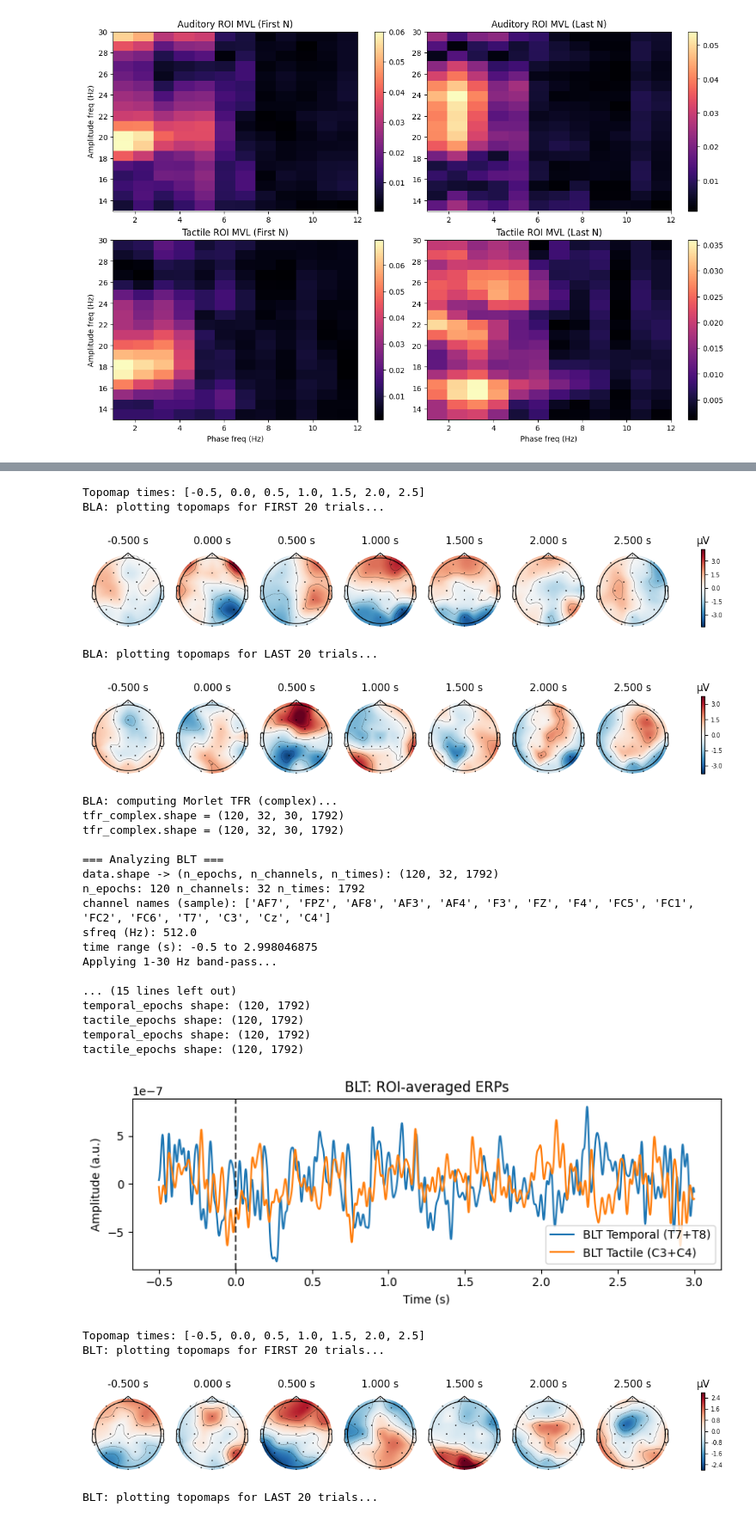
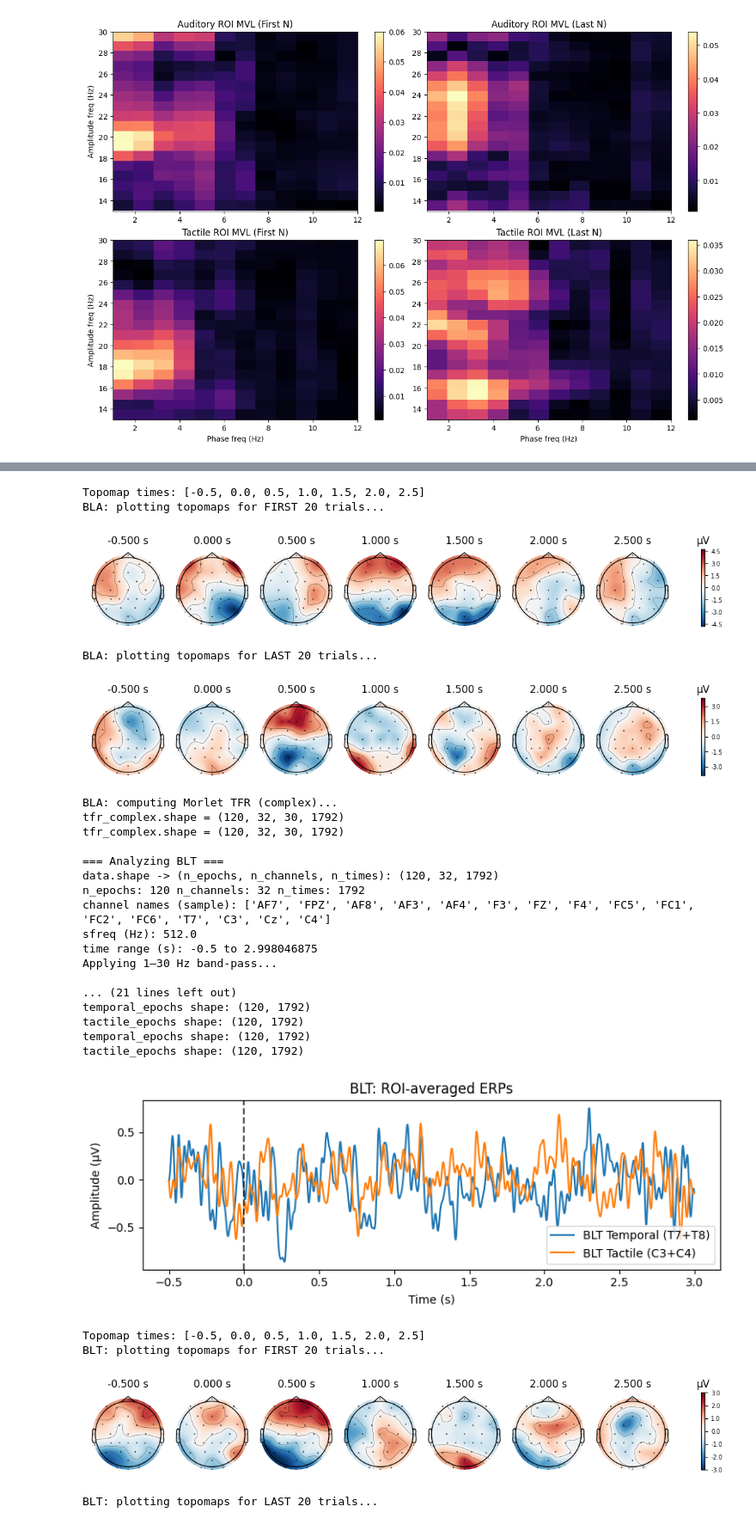
Before and after one commit to CRinHer/Phys-Cog-CISI-Group, a Jupyter notebook: notebooks/H1.ipynb, the cells around one changed output, grey strips where cells are left out. Shown at 86% size. Drawn from its saved outputs; the diff is of its cells as text; code cells hidden in the pictures.

Commit message:
update to use 5 trials average

```diff
--- a/notebooks/H1.ipynb
+++ b/notebooks/H1.ipynb
@@ -497,7 +497,7 @@ import matplotlib.pyplot as plt
 
 def analyze_epochs(epochs, dataset_name="Dataset"):
     """
-    Run the same analysis pipeline (filtering, ROI ERPs, topomaps, TFR)
+    Run the same analysis pipeline (filtering, baseline, ROI ERPs, topomaps, TFR)
     on a given mne.Epochs object.
     """
 
@@ -518,11 +518,17 @@ def analyze_epochs(epochs, dataset_name="Dataset"):
     print('sfreq (Hz):', sfreq)
     print('time range (s):', ep.times[0], 'to', ep.times[-1])
 
-    # Filter 1–30 Hz
-    print('Applying 1-30 Hz band-pass...')
+    # -------- Filter 1–30 Hz --------
+    print('Applying 1–30 Hz band-pass...')
     ep.filter(l_freq=1.0, h_freq=30.0, picks='eeg',
               fir_design='firwin', verbose=False)
     print('Filter done.')
+
+    # -------- Baseline correction --------
+    # baseline interval: -0.5 to 0 s (pre-stimulus)
+    print('Applying baseline correction (-0.5 to 0 s)...')
+    ep.apply_baseline((-0.5, 0.0))
+    print('Baseline done.')
 
     # ROI channels (temporal = T7+T8; tactile = C3+C4)
     temporal_chs = [ch for ch in ('T7', 'T8') if ch in ep.ch_names]
@@ -541,24 +547,27 @@ def analyze_epochs(epochs, dataset_name="Dataset"):
     print('temporal_epochs shape:', None if temporal_epochs is None else temporal_epochs.shape)
     print('tactile_epochs shape:', None if tactile_epochs is None else tactile_epochs.shape)
 
-    # Quick ERP plots (average across epochs)
+    # -------- Quick ERP plots (average across epochs) --------
+    # Data in ep are still in Volts; convert to microvolts for plotting
+    scale_factor = 1e6  # V -> µV
+
     plt.figure(figsize=(8, 3))
     if temporal_epochs is not None:
-        plt.plot(ep.times, temporal_epochs.mean(axis=0),
+        plt.plot(ep.times, temporal_epochs.mean(axis=0) * scale_factor,
                  label=f'{dataset_name} Temporal (T7+T8)')
     if tactile_epochs is not None:
-        plt.plot(ep.times, tactile_epochs.mean(axis=0),
+        plt.plot(ep.times, tactile_epochs.mean(axis=0) * scale_factor,
                  label=f'{dataset_name} Tactile (C3+C4)')
     plt.axvline(0, color='k', linestyle='--', alpha=0.7)
     plt.xlabel('Time (s)')
-    plt.ylabel('Amplitude (a.u.)')
+    plt.ylabel('Amplitude (µV)')   # microvolt unit
     plt.legend()
     plt.title(f'{dataset_name}: ROI-averaged ERPs')
     plt.tight_layout()
     plt.show()
 
-    # Topomaps: first N vs last N trials
-    N = min(20, len(ep))
+    # -------- Topomaps: first N vs last N trials --------
+    N = min(5, len(ep))
     if N >= 1:
         ev_first = ep[:N].average()
         ev_last  = ep[-N:].average()
@@ -577,7 +586,7 @@ def analyze_epochs(epochs, dataset_name="Dataset"):
     else:
         print(f"{dataset_name}: not enough trials for topomap (N={len(ep)}).")
 
-    # TFR (Morlet)
+    # -------- TFR (Morlet) in Volts (no scaling) --------
     print(f'{dataset_name}: computing Morlet TFR (complex)...')
     freqs = np.arange(1, 31)  # 1..30 Hz
     n_cycles = freqs / 2.0
@@ -610,19 +619,14 @@ def analyze_epochs(epochs, dataset_name="Dataset"):
 # Load BLA and BLT datasets
 # ------------------------
 
-# NOTE: adjust the folder names if BLT is actually in a separate folder.
 BLA_data_path = Path("../data/processed/BLA/")
 BLA_file_path = BLA_data_path / "binepochs filtered ICArej BLAAvgBOS2.set"
 BLA = mne.io.read_epochs_eeglab(BLA_file_path)
 
-BLT_data_path = Path("../data/processed/BLT/")  # <- likely separate folder
+BLT_data_path = Path("../data/processed/BLT/")
 BLT_file_path = BLT_data_path / "binepochs filtered ICArej BLTAvgBOS2.set"
 BLT = mne.io.read_epochs_eeglab(BLT_file_path)
 
-# ------------------------
-# Run the analysis
-# ------------------------
-
 results_BLA = analyze_epochs(BLA, dataset_name="BLA")
 results_BLT = analyze_epochs(BLT, dataset_name="BLT")
 # %% [output]
@@ -666,27 +668,27 @@ tactile_epochs shape: (120, 1792)
 Topomap times: [-0.5, 0.0, 0.5, 1.0, 1.5, 2.0, 2.5]
 BLA: plotting topomaps for FIRST 20 trials...
-[figure, old version]
+[figure, new version]
 BLA: plotting topomaps for LAST 20 trials...
-[figure, old version]
+[figure, new version]
 BLA: computing Morlet TFR (complex)...
 tfr_complex.shape = (120, 32, 30, 1792)
 tfr_complex.shape = (120, 32, 30, 1792)
 
 === Analyzing BLT ===
 data.shape -> (n_epochs, n_channels, n_times): (120, 32, 1792)
 n_epochs: 120 n_channels: 32 n_times: 1792
 channel names (sample): ['AF7', 'FPZ', 'AF8', 'AF3', 'AF4', 'F3', 'FZ', 'F4', 'FC5', 'FC1', 'FC2', 'FC6', 'T7', 'C3', 'Cz', 'C4']
 sfreq (Hz): 512.0
 time range (s): -0.5 to 2.998046875
-Applying 1-30 Hz band-pass...
+Applying 1–30 Hz band-pass...
 
-... (15 lines left out)
+... (21 lines left out)
 temporal_epochs shape: (120, 1792)
 tactile_epochs shape: (120, 1792)
 temporal_epochs shape: (120, 1792)
 tactile_epochs shape: (120, 1792)
-[figure, old version]
+[figure, new version]
 Topomap times: [-0.5, 0.0, 0.5, 1.0, 1.5, 2.0, 2.5]
 BLT: plotting topomaps for FIRST 20 trials...
-[figure, old version]
+[figure, new version]
 BLT: plotting topomaps for LAST 20 trials...
```
Also changed, not shown: parts of 3 cells of this notebook.
